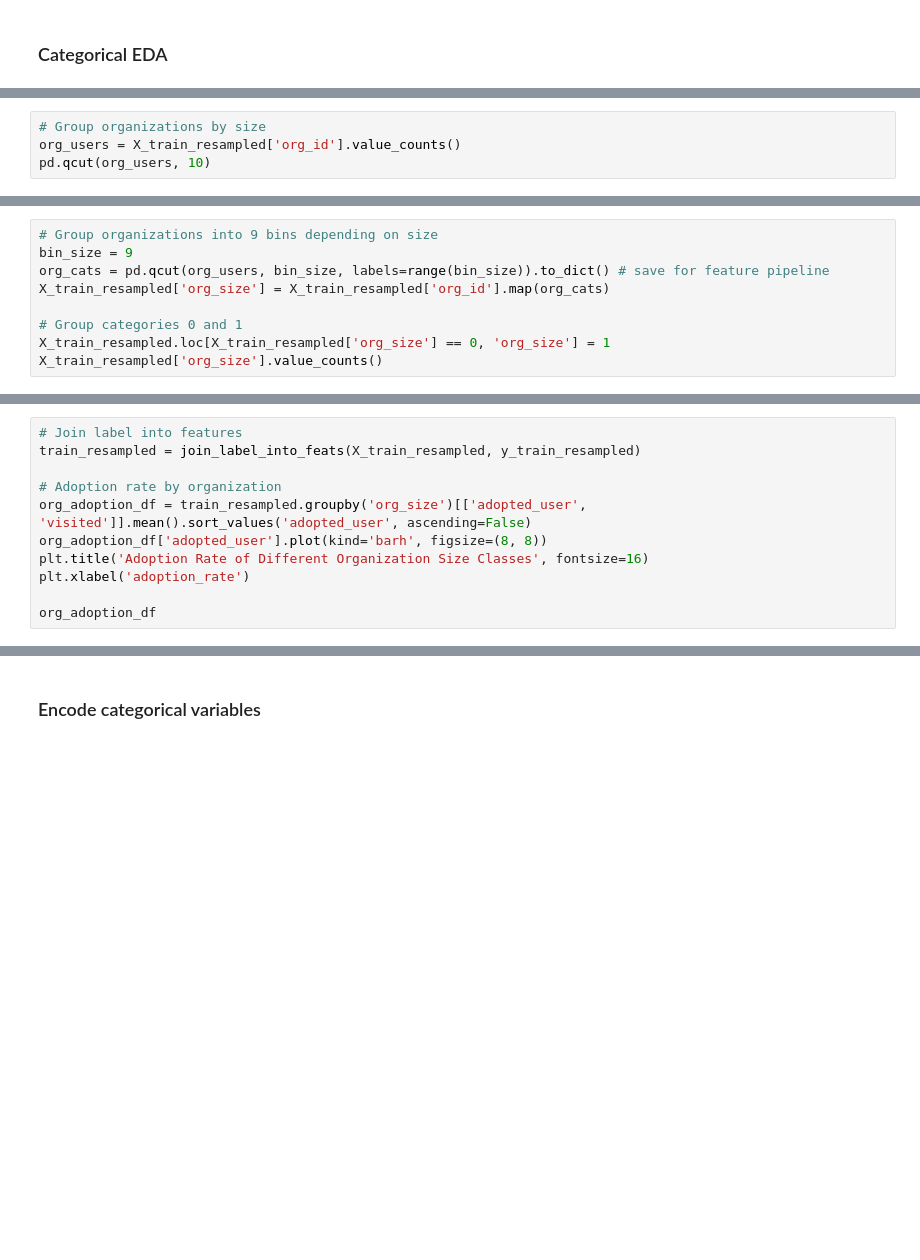
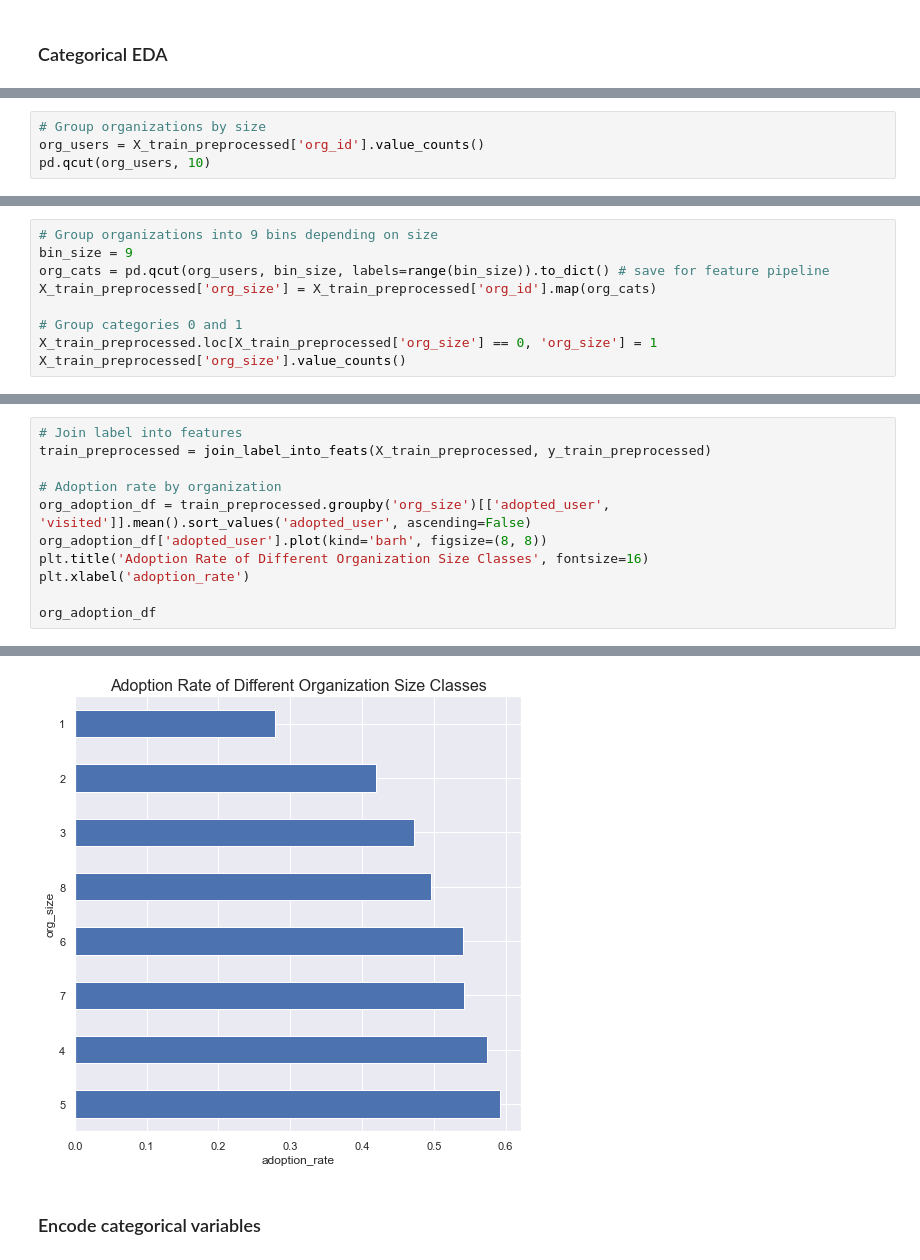
Before and after one commit to tri-bui/relax-challenge, a Jupyter notebook: relax_challenge.ipynb, the cells around one changed output, grey strips where cells are left out. Drawn from its saved outputs; the diff is of its cells as text; blank space fills up the shorter version.

```diff
--- a/relax_challenge.ipynb
+++ b/relax_challenge.ipynb
@@ -321,4 +369,4 @@ user_df.groupby('creation_source')[['adopted_user', 'visited']].mean()
 # %%
 # Group organizations by size
-org_users = X_train_resampled['org_id'].value_counts()
+org_users = X_train_preprocessed['org_id'].value_counts()
 pd.qcut(org_users, 10)
@@ -326,8 +388,8 @@ pd.qcut(org_users, 10)
 # Group organizations into 9 bins depending on size
 bin_size = 9
 org_cats = pd.qcut(org_users, bin_size, labels=range(bin_size)).to_dict() # save for feature pipeline
-X_train_resampled['org_size'] = X_train_resampled['org_id'].map(org_cats)
+X_train_preprocessed['org_size'] = X_train_preprocessed['org_id'].map(org_cats)
 
 # Group categories 0 and 1
-X_train_resampled.loc[X_train_resampled['org_size'] == 0, 'org_size'] = 1
-X_train_resampled['org_size'].value_counts()
+X_train_preprocessed.loc[X_train_preprocessed['org_size'] == 0, 'org_size'] = 1
+X_train_preprocessed['org_size'].value_counts()
@@ -334,11 +406,12 @@ X_train_resampled['org_size'].value_counts()
 # %%
 # Join label into features
-train_resampled = join_label_into_feats(X_train_resampled, y_train_resampled)
+train_preprocessed = join_label_into_feats(X_train_preprocessed, y_train_preprocessed)
 
 # Adoption rate by organization
-org_adoption_df = train_resampled.groupby('org_size')[['adopted_user', 'visited']].mean().sort_values('adopted_user', ascending=False)
+org_adoption_df = train_preprocessed.groupby('org_size')[['adopted_user', 'visited']].mean().sort_values('adopted_user', ascending=False)
 org_adoption_df['adopted_user'].plot(kind='barh', figsize=(8, 8))
 plt.title('Adoption Rate of Different Organization Size Classes', fontsize=16)
 plt.xlabel('adoption_rate')
 
 org_adoption_df
+# %% [output]
@@ -345,3 +428,4 @@ org_adoption_df
+[figure, added]
 # %% [markdown]
 ### Encode categorical variables
 # %%
```
Also changed, not shown: parts of 7 cells of this notebook.
